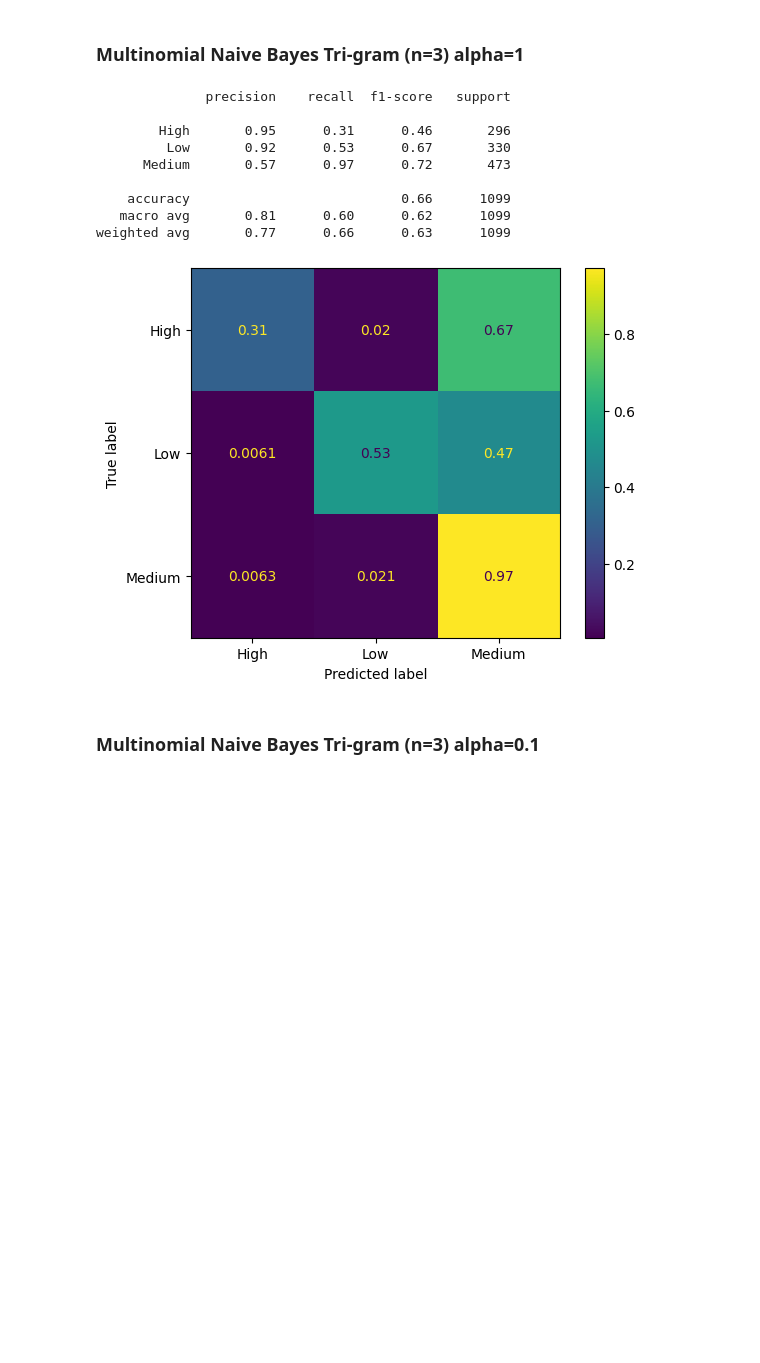
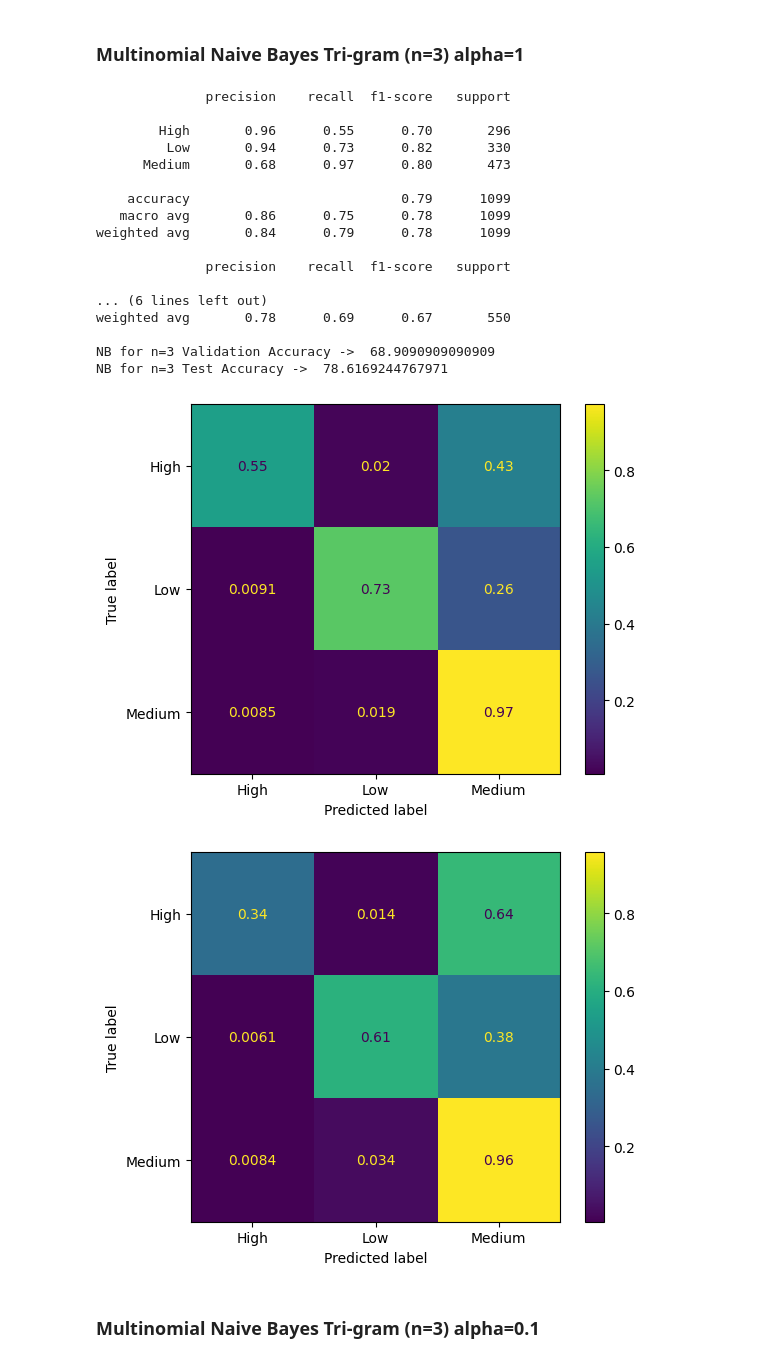
Before and after one commit to shanushka/salary-pred, a Jupyter notebook: LR__Naive_Bayes.ipynb, the cells around one changed output. Cells and saved outputs as stored; diff of their text form; code cells hidden in the pictures; blank space fills up the shorter version.

Commit message:
Validation testing in Naive Bayes.

```diff
--- a/LR__Naive_Bayes.ipynb
+++ b/LR__Naive_Bayes.ipynb
@@ -126,15 +123,15 @@ x_train, x_test, y_train, y_test = train_test_split(
 # %% [markdown]
 ### ***N-gram (n=5)***
 # %%
-from sklearn.feature_extraction.text import CountVectorizer, TfidfTransformer
-
 # create CountVectorizer object
 vectorizer = CountVectorizer(ngram_range= (1,5)).fit(x_train)
 train_X_cv = vectorizer.fit_transform(x_train)
 test_X_cv = vectorizer.transform(x_test)
+val_X_cv = vectorizer.transform(val_X)
 
 tfidf_transformer = TfidfTransformer()
 train_X_tfidf = tfidf_transformer.fit_transform(train_X_cv)
 test_X_tfidf = tfidf_transformer.transform(test_X_cv)
+val_X_tfidf = tfidf_transformer.fit_transform(val_X_cv)
 # %% [markdown]
 ### ***Logistic Regression N-gram (n=5) C=1***
@@ -215,0 +325,27 @@ weighted avg       0.83      0.81      0.80      1099
+# %%
+from sklearn.naive_bayes import MultinomialNB
+from sklearn.pipeline import Pipeline
+
+nb = MultinomialNB(alpha=0.5, fit_prior=True)
+nb.fit(train_X_tfidf,y_train)
+nb_pred = nb.predict(test_X_tfidf)
+nbv1_pred = nb.predict(val_X_tfidf)
+
+print("NB Validation Accuracy -> ",accuracy_score(nbv1_pred, val_Y)*100)
+print("NB Test Accuracy -> ",accuracy_score(nb_pred, y_test)*100)
+
+print("NB Test -> ")
+print(classification_report(y_test, nb_pred))
+print("NB Validation -> ")
+print(classification_report(val_Y, nbv1_pred))
+
+nb_cm = confusion_matrix(y_test, nb_pred, normalize="true")
+nbv_cm = confusion_matrix(val_Y, nbv1_pred, normalize="true")
+
+display = ConfusionMatrixDisplay(confusion_matrix=nb_cm, display_labels=nb.classes_)
+display.plot()
+plt.show()
+
+display = ConfusionMatrixDisplay(confusion_matrix=nbv_cm, display_labels=nb.classes_)
+display.plot()
+plt.show()
@@ -234,29 +388,49 @@ test_X_tfidf_3 = tfidf_transformer.transform(test_X_cv_3)
 # %%
 from sklearn.naive_bayes import MultinomialNB
 from sklearn.pipeline import Pipeline
 
 #Without alpha
-nb_3 = MultinomialNB()
+nb_3 = MultinomialNB(alpha =1, fit_prior=False)
 nb_3.fit(train_X_tfidf_3,y_train)
 nb_pred_3 = nb_3.predict(test_X_tfidf_3)
+nbv1_pred_3 = nb_3.predict(val_X_tfidf)
+
 print(classification_report(y_test, nb_pred_3))
+print(classification_report(val_Y, nbv1_pred_3))
+
+print("NB for n=3 Validation Accuracy -> ",accuracy_score(nbv1_pred_3, val_Y)*100)
+print("NB for n=3 Test Accuracy -> ",accuracy_score(nb_pred_3, y_test)*100)
 
 nb_cm_3 = confusion_matrix(y_test, nb_pred_3, normalize="true")
+nbv_cm_3 = confusion_matrix(val_Y, nbv1_pred_3, normalize="true")
 
 display_3 = ConfusionMatrixDisplay(confusion_matrix=nb_cm_3, display_labels=nb_3.classes_)
 display_3.plot()
 plt.show()
+
+displayv_3 = ConfusionMatrixDisplay(confusion_matrix=nbv_cm_3, display_labels=nb_3.classes_)
+displayv_3.plot()
+plt.show()
 # %% [output]
               precision    recall  f1-score   support
 
-        High       0.95      0.31      0.46       296
-         Low       0.92      0.53      0.67       330
-      Medium       0.57      0.97      0.72       473
+        High       0.96      0.55      0.70       296
+         Low       0.94      0.73      0.82       330
+      Medium       0.68      0.97      0.80       473
 
-    accuracy                           0.66      1099
-   macro avg       0.81      0.60      0.62      1099
-weighted avg       0.77      0.66      0.63      1099
+    accuracy                           0.79      1099
+   macro avg       0.86      0.75      0.78      1099
+weighted avg       0.84      0.79      0.78      1099
+
+              precision    recall  f1-score   support
+
+... (6 lines left out)
+weighted avg       0.78      0.69      0.67       550
+
+NB for n=3 Validation Accuracy ->  68.9090909090909
+NB for n=3 Test Accuracy ->  78.6169244767971
-[figure, old version]
+[figure, new version]
+[figure, added]
 # %% [markdown]
 ### **Multinomial Naive Bayes Tri-gram (n=3) alpha=0.1**
 # %%
```
Also changed, not shown: parts of 26 cells of this notebook, 8 other files.
